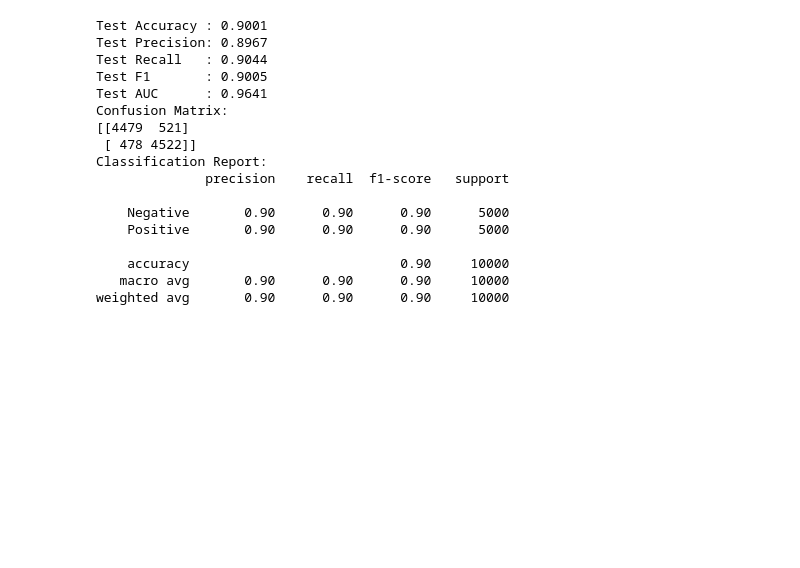
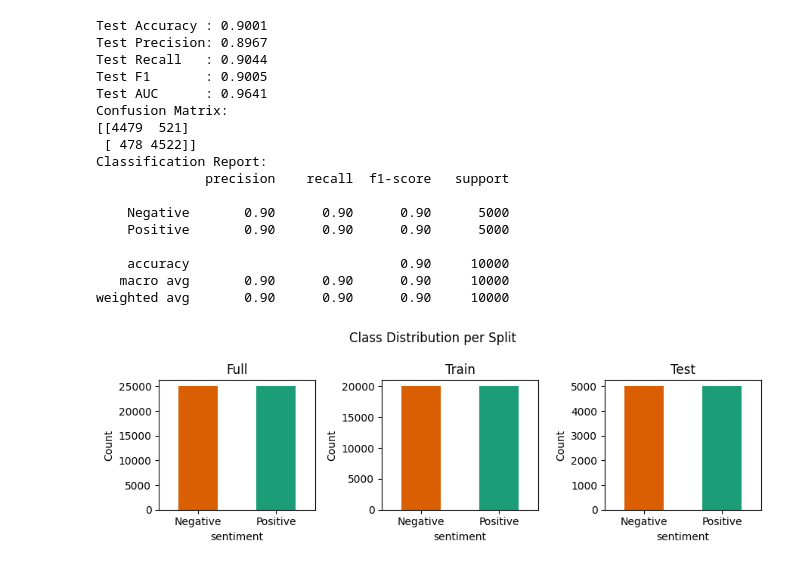
Before and after one commit to i-ganza007/Sentiment_Analysis_Formative, a Jupyter notebook: sentiment-analysis-logistic-regression.ipynb, the cells around one changed output. Drawn from its saved outputs; the diff is of its cells as text; code cells hidden in the pictures; blank space fills up the shorter version.

```diff
--- a/sentiment-analysis-logistic-regression.ipynb
+++ b/sentiment-analysis-logistic-regression.ipynb
@@ -105,0 +114,15 @@ weighted avg       0.90      0.90      0.90     10000
+# %%
+# Class distribution
+fig, ax = plt.subplots(1, 3, figsize=(9,3))
+splits = [(df, "Full"), (pd.DataFrame({'sentiment': y_train}), "Train"), (pd.DataFrame({'sentiment': y_test}), "Test")]
+for a, (split_df, name) in zip(ax, splits):
+    split_df['sentiment'].value_counts().sort_index().plot(
+        kind='bar', ax=a, color=['#d95f02','#1b9e77'])
+    a.set_title(name)
+    a.set_xticklabels(['Negative','Positive'], rotation=0)
+    a.set_ylabel('Count')
+fig.suptitle('Class Distribution per Split', fontsize=12)
+plt.tight_layout()
+plt.show()
+# %% [output]
+[figure, added]
```
Also changed, not shown: parts of 4 cells of this notebook, 1 other file.
